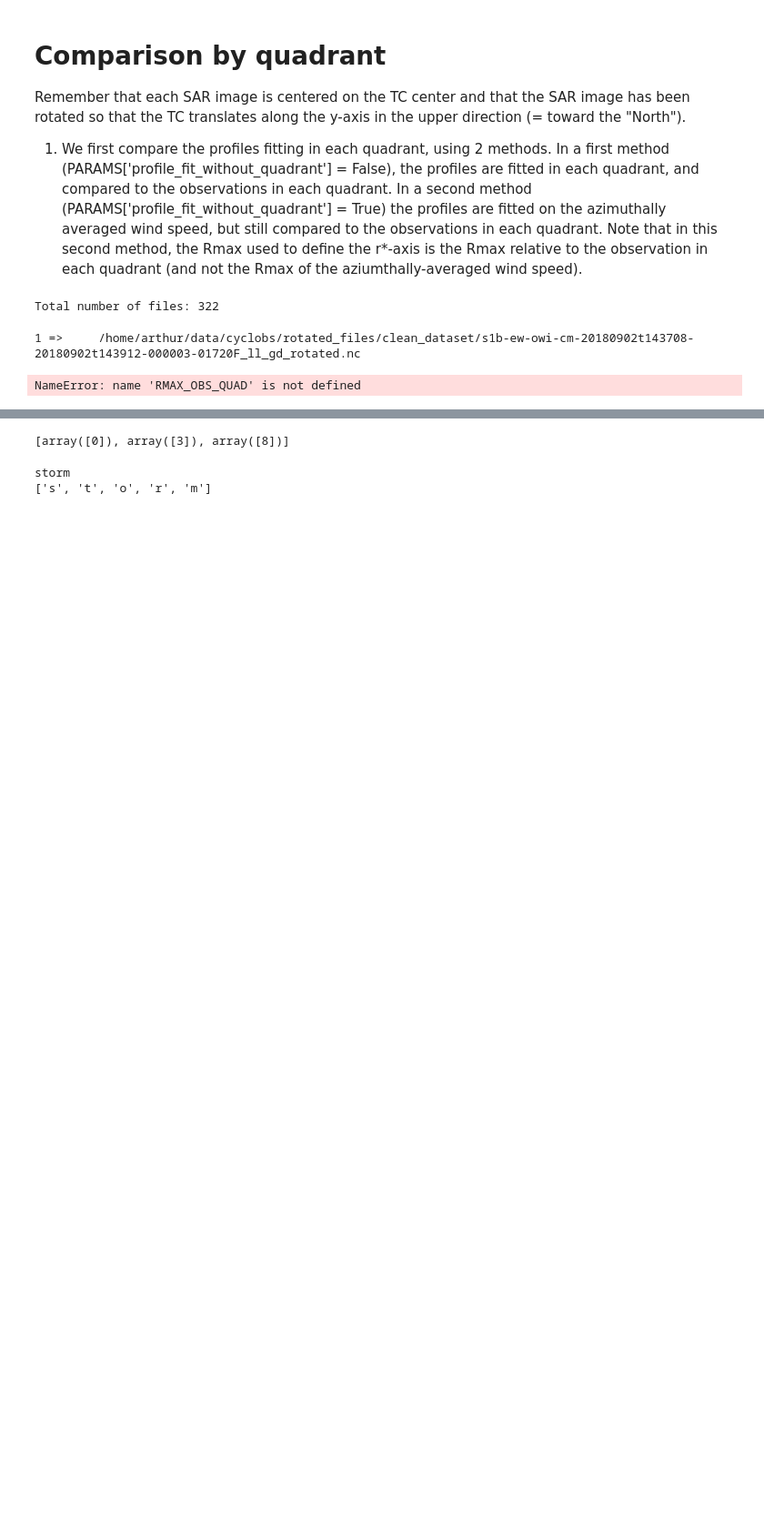
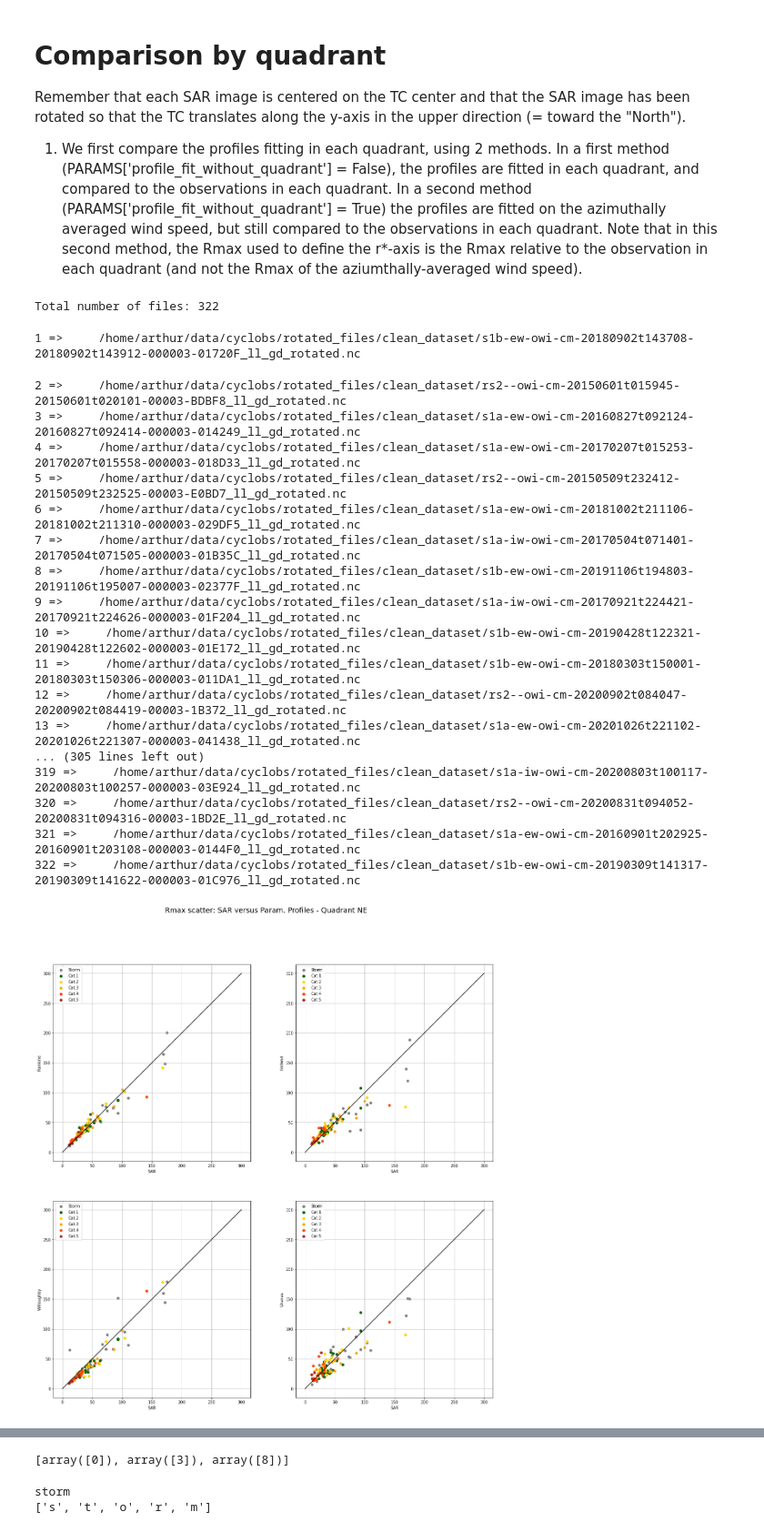
Before and after one commit to Arthur117/wind_profiles, a Jupyter notebook: all_profiles_by_quadrant.ipynb, the cells around one changed output, grey strips where cells are left out. Shown at 91% size. Drawn from its saved outputs; the diff is of its cells as text; code cells hidden in the pictures; blank space fills up the shorter version.

```diff
--- a/all_profiles_by_quadrant.ipynb
+++ b/all_profiles_by_quadrant.ipynb
@@ -42,7 +42,7 @@ PARAMS = {
 
     'save_dir':                     "/home/arthur/results/windProfiles/test5/",
     'save_comparison':              True,
-    'save_scatter':                 False
+    'save_scatter':                 True
     }
 # %% [output]
 Total number of files: 322
@@ -159,7 +144,7 @@ for quadrant in DIFF_QUAD.keys():
 ### ========================= BY QUADRANT =========================
 # FIT AND PRINT ALL THE PROFILES ON ALL THE DATA BY QUADRANT
 i   = 0
-for file in all_data[:1]:
+for file in all_data:
     i += 1
     print(i, "=>    ", file)
     # Open file and compute mean wind speed by quadrant
@@ -193,32 +178,51 @@ for file in all_data[:1]:
             INI['Willoughby'] = f.initialize_willoughby(spdm, n=1.,                                        PARAMS=PARAMS)
             INI['Chavas']     = f.initialize_chavas(spdm, Lat=np.float64(ds['lat_ref']),                   PARAMS=PARAMS)
 
             FIT['Rankine']    = f.fit_rankine(r, spdm, *INI['Rankine'],                 PARAMS=PARAMS)
             FIT['Holland']    = f.fit_holland(r, spdm, *INI['Holland'],                 PARAMS=PARAMS)
             FIT['Willoughby'] = f.fit_willoughby_no_smooth(r, spdm, *INI['Willoughby'], PARAMS=PARAMS)
             FIT['Chavas']     = f.fit_chavas(*INI['Chavas'],                            PARAMS=PARAMS)
 
             Rmax, Vmax = INI['Holland'][4], INI['Holland'][5]
 
         if PARAMS['profile_fit_without_quadrant']: # We still use the Rmax of each quadrant to define r*
-            _, _, _, _, Rmax, _ = f.initialize_holland(spdm, Lat=np.float64(ds['lat_ref']), pn=1005, pc=950, PARAMS=PARAMS)
+            _, _, _, _, Rmax, Vmax = f.initialize_holland(spdm, Lat=np.float64(ds['lat_ref']), pn=1005, pc=950, PARAMS=PARAMS)
 
         if len(spdm) > 100:
             ### Comparison by category, function of r_star
             DIFF_QUAD[quadrant], NB_CAT_QUAD[quadrant] = f.calculate_diff_by_cat(ds['current_category'], Rmax, r, spdm, INI, FIT, DIFF_QUAD[quadrant], NB_CAT_QUAD[quadrant], PARAMS)
 
             ### Scatter-plots
             RMAX_OBS_QUAD[quadrant], RMAX_FIT_QUAD[quadrant], VMAX_OBS_QUAD[quadrant], VMAX_FIT_QUAD[quadrant] = f.add_to_scatter_list(\
                 ds['current_category'], r, Rmax, Vmax, FIT,\
                 RMAX_OBS_QUAD[quadrant], RMAX_FIT_QUAD[quadrant], VMAX_OBS_QUAD[quadrant], VMAX_FIT_QUAD[quadrant], PARAMS
                 )
 
             ### Compute mean fitted parameters by category
             # FIT_PARAMS   = f.calculate_fitted_params_by_cat(ds['current_category'], FIT, FIT_PARAMS, PARAMS)
 
 
 ### Plot the comparison by quadrant
 # f.plot_comp_by_cat_by_quad(DIFF_QUAD, NB_CAT_QUAD, PARAMS, save=PARAMS['save_comparison'])
+f.plot_scatter_rmax_by_quad(RMAX_OBS_QUAD, RMAX_FIT_QUAD, PARAMS)
+f.plot_scatter_vmax_by_quad(VMAX_OBS_QUAD, VMAX_FIT_QUAD, PARAMS)
 # %% [output]
 1 =>     /home/arthur/data/cyclobs/rotated_files/clean_dataset/s1b-ew-owi-cm-20180902t143708-20180902t143912-000003-01720F_ll_gd_rotated.nc
-NameError: name 'RMAX_OBS_QUAD' is not defined
+2 =>     /home/arthur/data/cyclobs/rotated_files/clean_dataset/rs2--owi-cm-20150601t015945-20150601t020101-00003-BDBF8_ll_gd_rotated.nc
+3 =>     /home/arthur/data/cyclobs/rotated_files/clean_dataset/s1a-ew-owi-cm-20160827t092124-20160827t092414-000003-014249_ll_gd_rotated.nc
+4 =>     /home/arthur/data/cyclobs/rotated_files/clean_dataset/s1a-ew-owi-cm-20170207t015253-20170207t015558-000003-018D33_ll_gd_rotated.nc
+5 =>     /home/arthur/data/cyclobs/rotated_files/clean_dataset/rs2--owi-cm-20150509t232412-20150509t232525-00003-E0BD7_ll_gd_rotated.nc
+6 =>     /home/arthur/data/cyclobs/rotated_files/clean_dataset/s1a-ew-owi-cm-20181002t211106-20181002t211310-000003-029DF5_ll_gd_rotated.nc
+7 =>     /home/arthur/data/cyclobs/rotated_files/clean_dataset/s1a-iw-owi-cm-20170504t071401-20170504t071505-000003-01B35C_ll_gd_rotated.nc
+8 =>     /home/arthur/data/cyclobs/rotated_files/clean_dataset/s1b-ew-owi-cm-20191106t194803-20191106t195007-000003-02377F_ll_gd_rotated.nc
+9 =>     /home/arthur/data/cyclobs/rotated_files/clean_dataset/s1a-iw-owi-cm-20170921t224421-20170921t224626-000003-01F204_ll_gd_rotated.nc
+10 =>     /home/arthur/data/cyclobs/rotated_files/clean_dataset/s1b-ew-owi-cm-20190428t122321-20190428t122602-000003-01E172_ll_gd_rotated.nc
+11 =>     /home/arthur/data/cyclobs/rotated_files/clean_dataset/s1b-ew-owi-cm-20180303t150001-20180303t150306-000003-011DA1_ll_gd_rotated.nc
+12 =>     /home/arthur/data/cyclobs/rotated_files/clean_dataset/rs2--owi-cm-20200902t084047-20200902t084419-00003-1B372_ll_gd_rotated.nc
+13 =>     /home/arthur/data/cyclobs/rotated_files/clean_dataset/s1a-ew-owi-cm-20201026t221102-20201026t221307-000003-041438_ll_gd_rotated.nc
+... (305 lines left out)
+319 =>     /home/arthur/data/cyclobs/rotated_files/clean_dataset/s1a-iw-owi-cm-20200803t100117-20200803t100257-000003-03E924_ll_gd_rotated.nc
+320 =>     /home/arthur/data/cyclobs/rotated_files/clean_dataset/rs2--owi-cm-20200831t094052-20200831t094316-00003-1BD2E_ll_gd_rotated.nc
+321 =>     /home/arthur/data/cyclobs/rotated_files/clean_dataset/s1a-ew-owi-cm-20160901t202925-20160901t203108-000003-0144F0_ll_gd_rotated.nc
+322 =>     /home/arthur/data/cyclobs/rotated_files/clean_dataset/s1b-ew-owi-cm-20190309t141317-20190309t141622-000003-01C976_ll_gd_rotated.nc
+[figure, added]
```
Also changed, not shown: parts of 2 cells of this notebook, 1 other file.
